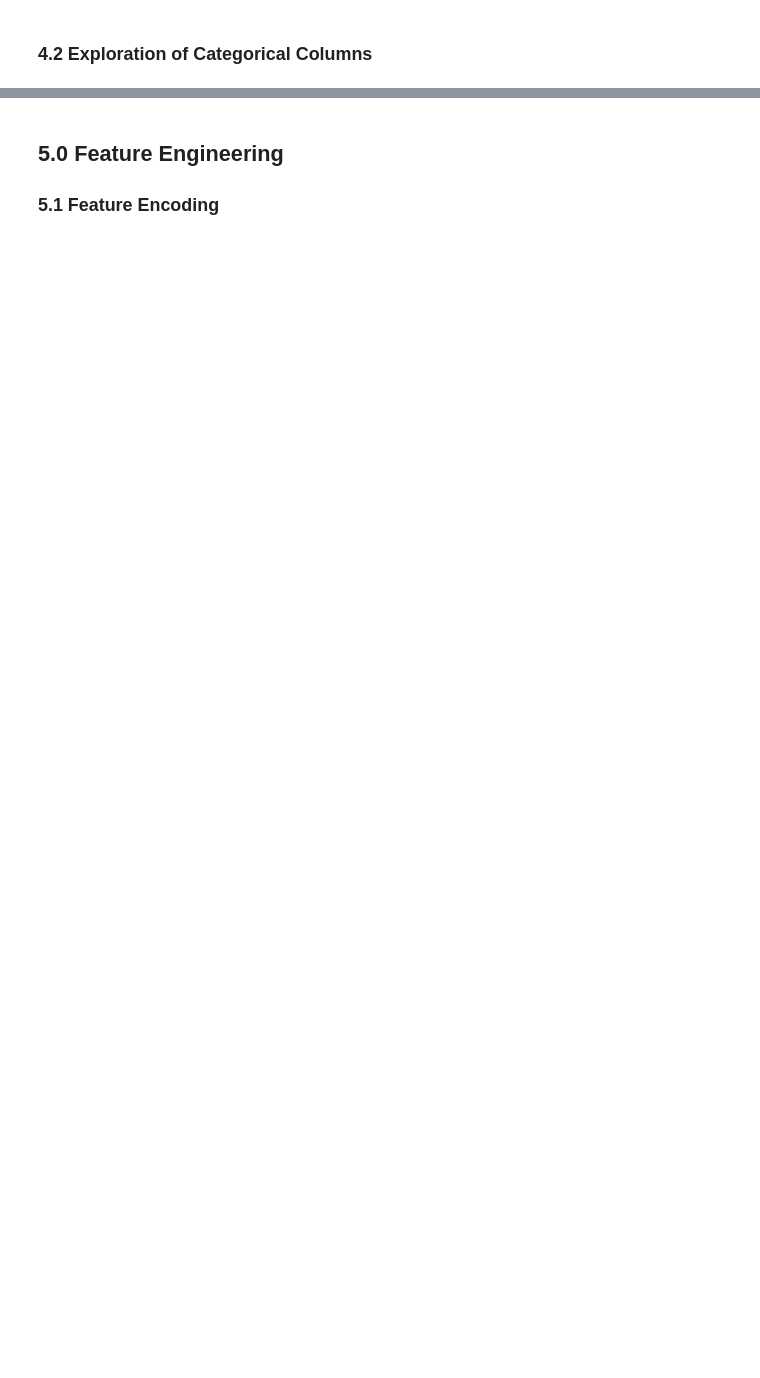
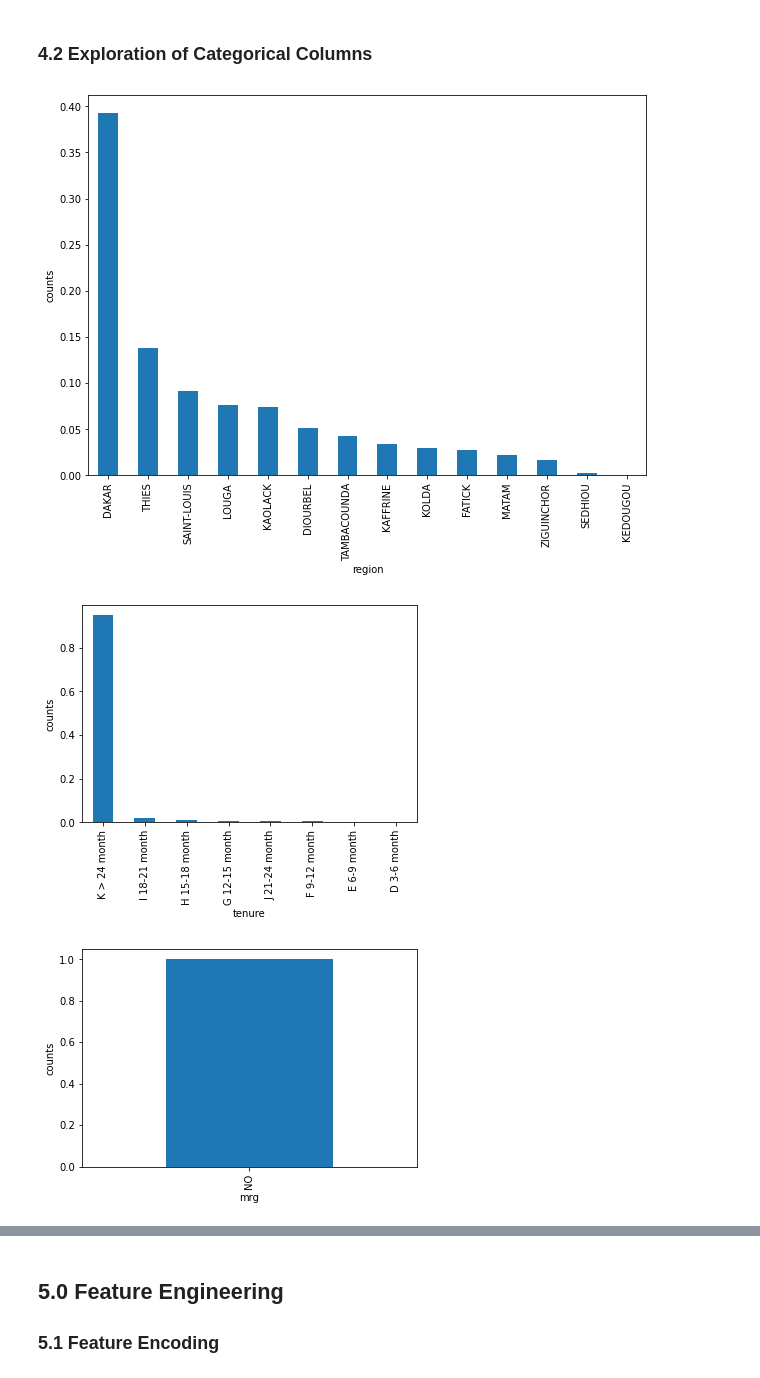
Before and after one commit to KOdoi-OJ/Expresso-Customer-Churn-Prediction, a Jupyter notebook: Notebook.ipynb, the cells around one changed output, grey strips where cells are left out. Saved outputs shown, nothing was run; the diff lists cells and outputs as text; code cells hidden in the pictures; blank space fills up the shorter version.

```diff
--- a/Notebook.ipynb
+++ b/Notebook.ipynb
@@ -154,0 +230,14 @@ for column in dataset[numerics].columns:
+# %%
+# Fill the numeric columns with the mean values
+dataset["montant"].fillna((dataset["montant"].mean()), inplace=True)
+dataset["frequence_rech"].fillna((dataset["frequence_rech"].mean()), inplace=True)
+#dataset["revenue"].fillna((dataset["revenue"].mean()), inplace=True)
+dataset["arpu_segment"].fillna((dataset["arpu_segment"].mean()), inplace=True)
+dataset["frequence"].fillna((dataset["frequence"].mean()), inplace=True)
+dataset["data_volume"].fillna((dataset["data_volume"].mean()), inplace=True)
+# dataset["on_net"].fillna((dataset["on_net"].mean()), inplace=True)
+# dataset["orange"].fillna((dataset["orange"].mean()), inplace=True)
+# dataset["tigo"].fillna((dataset["tigo"].mean()), inplace=True)
+# dataset["zone1"].fillna((dataset["zone1"].mean()), inplace=True)
+# dataset["zone2"].fillna((dataset["zone2"].mean()), inplace=True)
+dataset["freq_top_pack"].fillna((dataset["freq_top_pack"].mean()), inplace=True)
@@ -157,14 +291,17 @@ for column in dataset[numerics].columns:
 # %%
 # Visualizing the distribution of the columns with categorical values and their churn levels
 categoricals = [column for column in dataset.columns if (dataset[column].dtype == "O")]
+categoricals.remove("user_id")
 
+plt.figure(figsize=(10,7))
 for column in dataset[categoricals].columns:
-    # Visualizing the distribution of the categories in the column
-    fig = px.histogram(dataset, x=dataset[column], text_auto=True,
-                       title=f"Distribution of values in the {column} column")
-    fig.show()
-
-    # Visualizing the churn proportions of the categories in the column
-    fig = px.histogram(dataset, x=dataset[column], color="churn", barnorm="percent", text_auto=".2f",
-                       title=f"Churn proportions of users in {column} column")
-    fig.show()
+  # Visualize the distribution of the categories in the column
+  dataset[column].value_counts(normalize=True).plot(kind='bar')
+  plt.ylabel('counts')
+  plt.xlabel(column)
+  plt.show()
+  print("\n")
+# %% [output]
+[figure, added]
+[figure, added]
+[figure, added]
```
Also changed, not shown: parts of 330 cells of this notebook, 9 other files.
